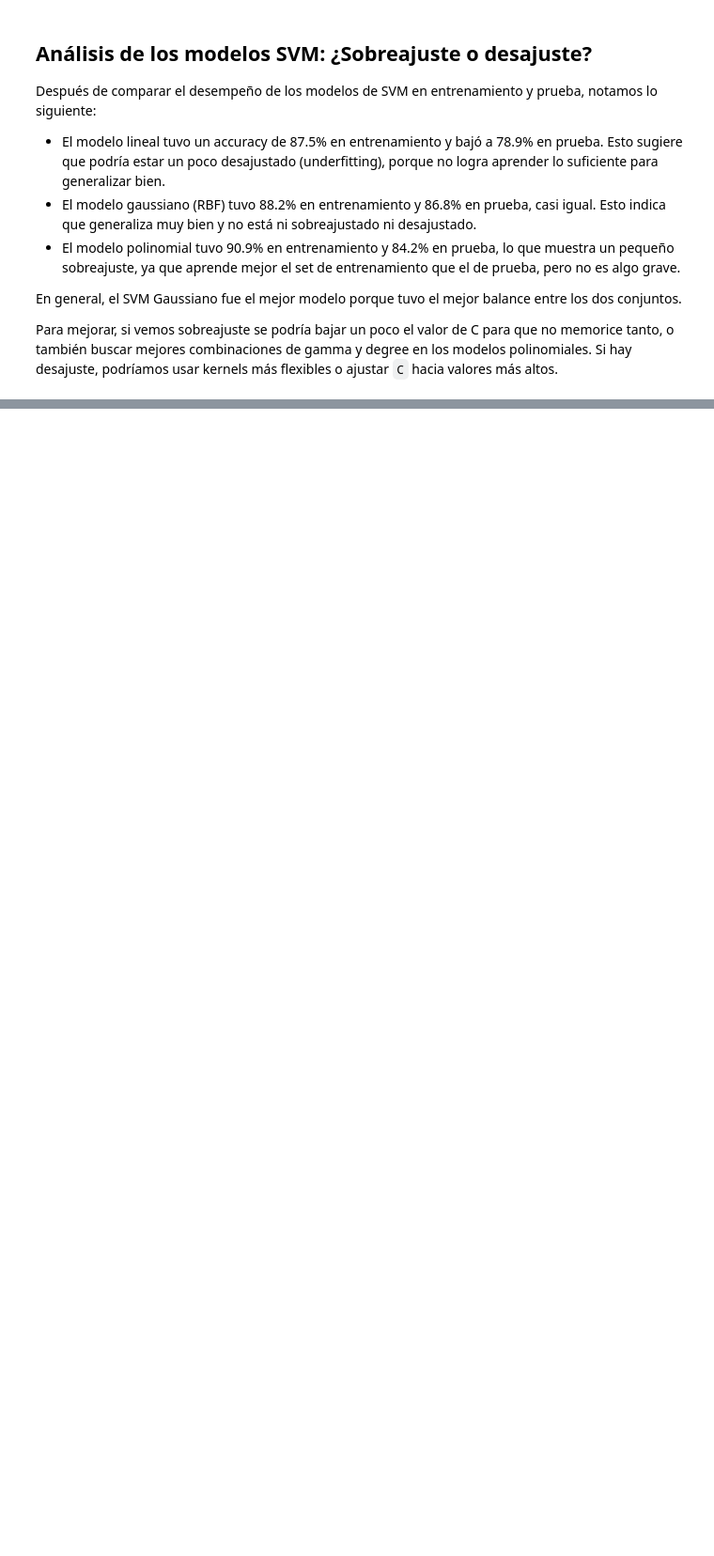
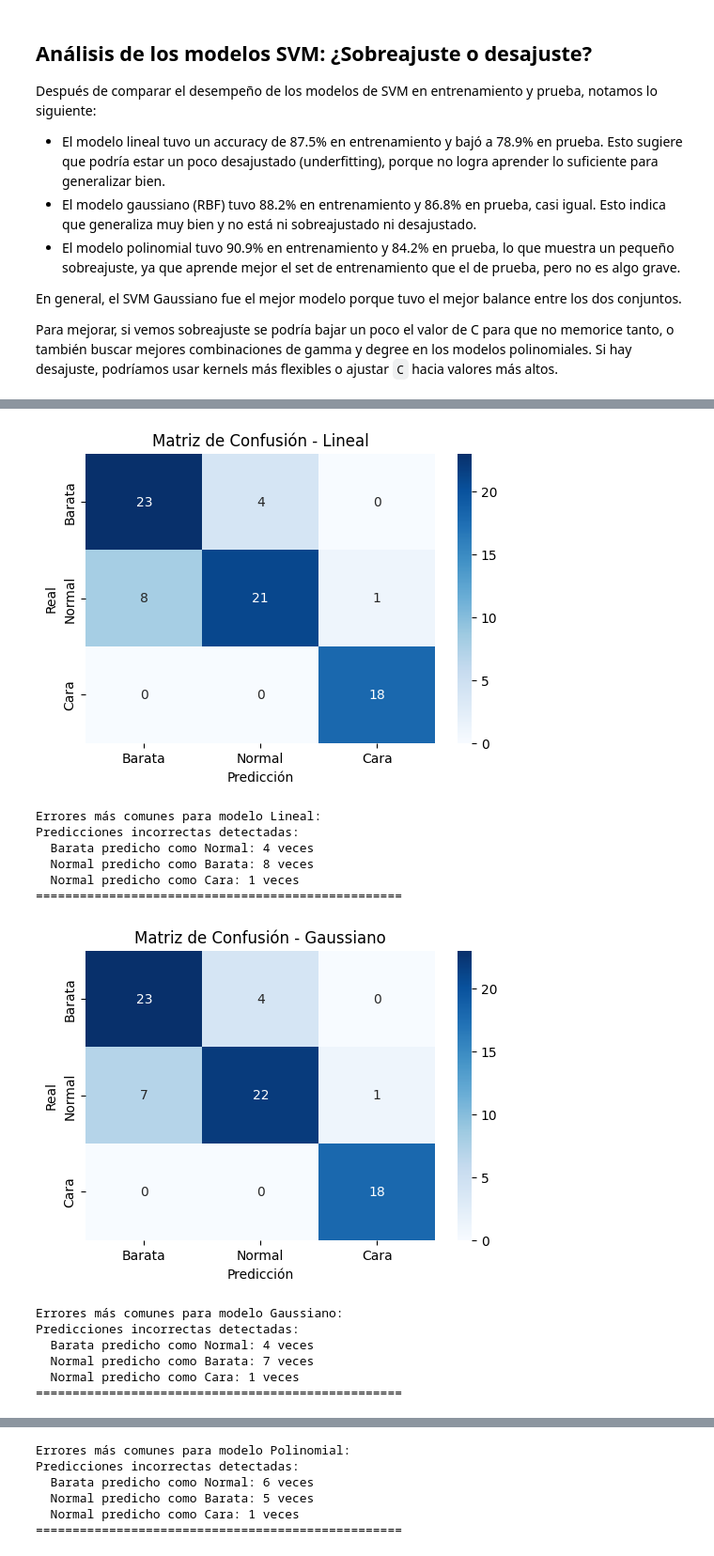
Before and after one commit to DiegoGarV/HDT8-DM, a Jupyter notebook: SVM.ipynb, the cells around one changed output, grey strips where cells are left out. Shown: that part at 94% size. Saved outputs shown, nothing was run; the diff lists cells and outputs as text; code cells hidden in the pictures; blank space fills up the shorter version.

```diff
--- a/SVM.ipynb
+++ b/SVM.ipynb
@@ -372,0 +391,12 @@ Para mejorar, si vemos sobreajuste se podría bajar un poco el valor de C para q
+# %%
+# Resumen de métricas
+for nombre, grid in mejores_modelos.items():
+    y_pred = grid.predict(X_test_clf)
+
+    acc = accuracy_score(y_test_clf, y_pred)
+    f1 = f1_score(y_test_clf, y_pred, average='weighted')
+
+    print(f"Modelo: {nombre}")
+    print(f" Accuracy: {acc:.4f}")
+    print(f" F1-Score: {f1:.4f}")
+    print("-" * 30)
@@ -372,0 +416,39 @@ Para mejorar, si vemos sobreajuste se podría bajar un poco el valor de C para q
+# %%
+
+# Mostrar matrices de confusión
+for nombre, grid in mejores_modelos.items():
+    y_pred = grid.predict(X_test_clf)
+
+    cm = confusion_matrix(y_test_clf, y_pred, labels=["Barata", "Normal", "Cara"])
+
+    plt.figure(figsize=(6, 4))
+    sns.heatmap(cm, annot=True, fmt='d', cmap='Blues',
+                xticklabels=["Barata", "Normal", "Cara"],
+                yticklabels=["Barata", "Normal", "Cara"])
+    plt.title(f"Matriz de Confusión - {nombre}")
+    plt.xlabel("Predicción")
+    plt.ylabel("Real")
+    plt.show()
+
+    print(f"Errores más comunes para modelo {nombre}:")
+    print("Predicciones incorrectas detectadas:")
+    for i in range(3):
+        for j in range(3):
+            if i != j and cm[i, j] > 0:
+                print(f"  {['Barata', 'Normal', 'Cara'][i]} predicho como {['Barata', 'Normal', 'Cara'][j]}: {cm[i, j]} veces")
+    print("=" * 50)
+# %% [output]
+[figure, added]
+Errores más comunes para modelo Lineal:
+Predicciones incorrectas detectadas:
+  Barata predicho como Normal: 4 veces
+  Normal predicho como Barata: 8 veces
+  Normal predicho como Cara: 1 veces
+==================================================
+[figure, added]
+Errores más comunes para modelo Gaussiano:
+Predicciones incorrectas detectadas:
+  Barata predicho como Normal: 4 veces
+  Normal predicho como Barata: 7 veces
+  Normal predicho como Cara: 1 veces
+==================================================
@@ -372,0 +456,6 @@ Para mejorar, si vemos sobreajuste se podría bajar un poco el valor de C para q
+Errores más comunes para modelo Polinomial:
+Predicciones incorrectas detectadas:
+  Barata predicho como Normal: 6 veces
+  Normal predicho como Barata: 5 veces
+  Normal predicho como Cara: 1 veces
+==================================================
```
Also changed, not shown: parts of 5 cells of this notebook.
